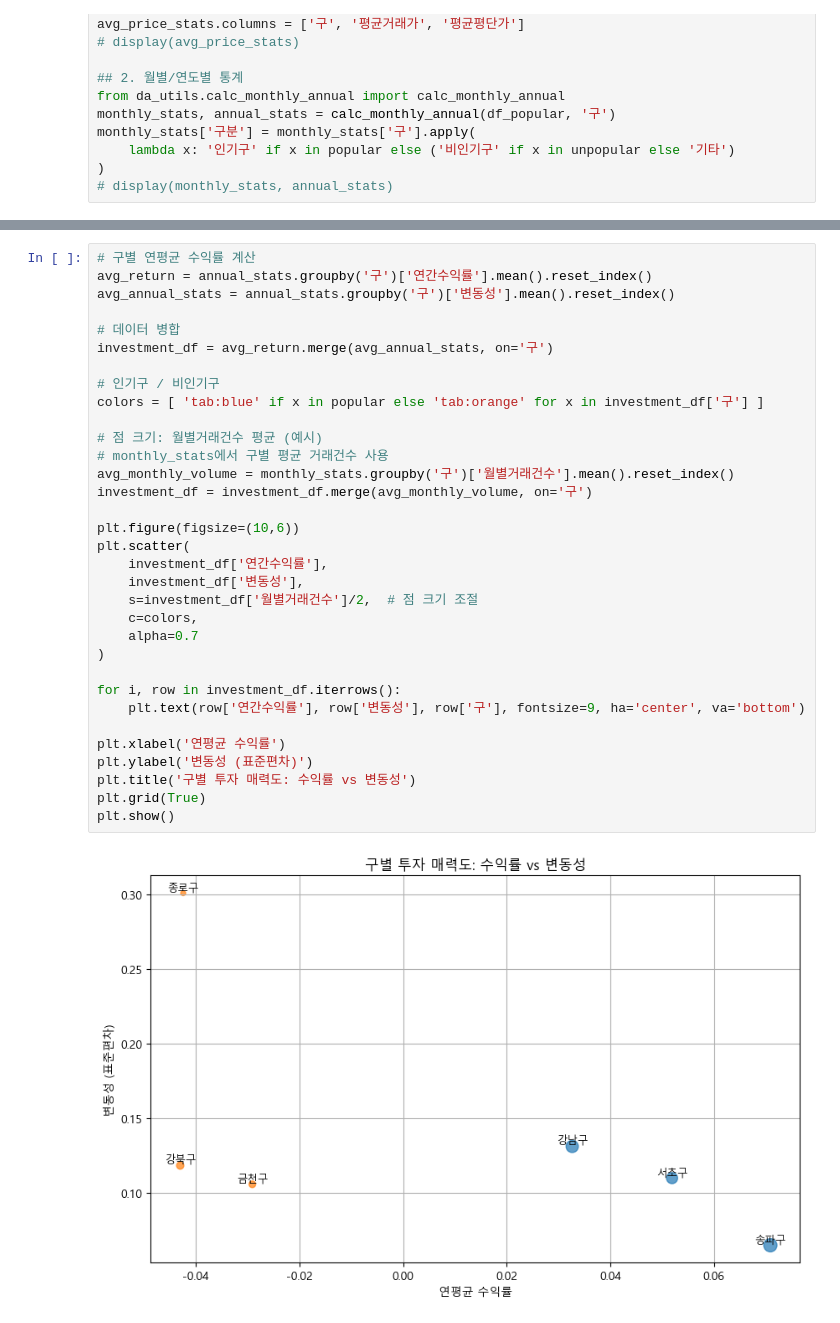
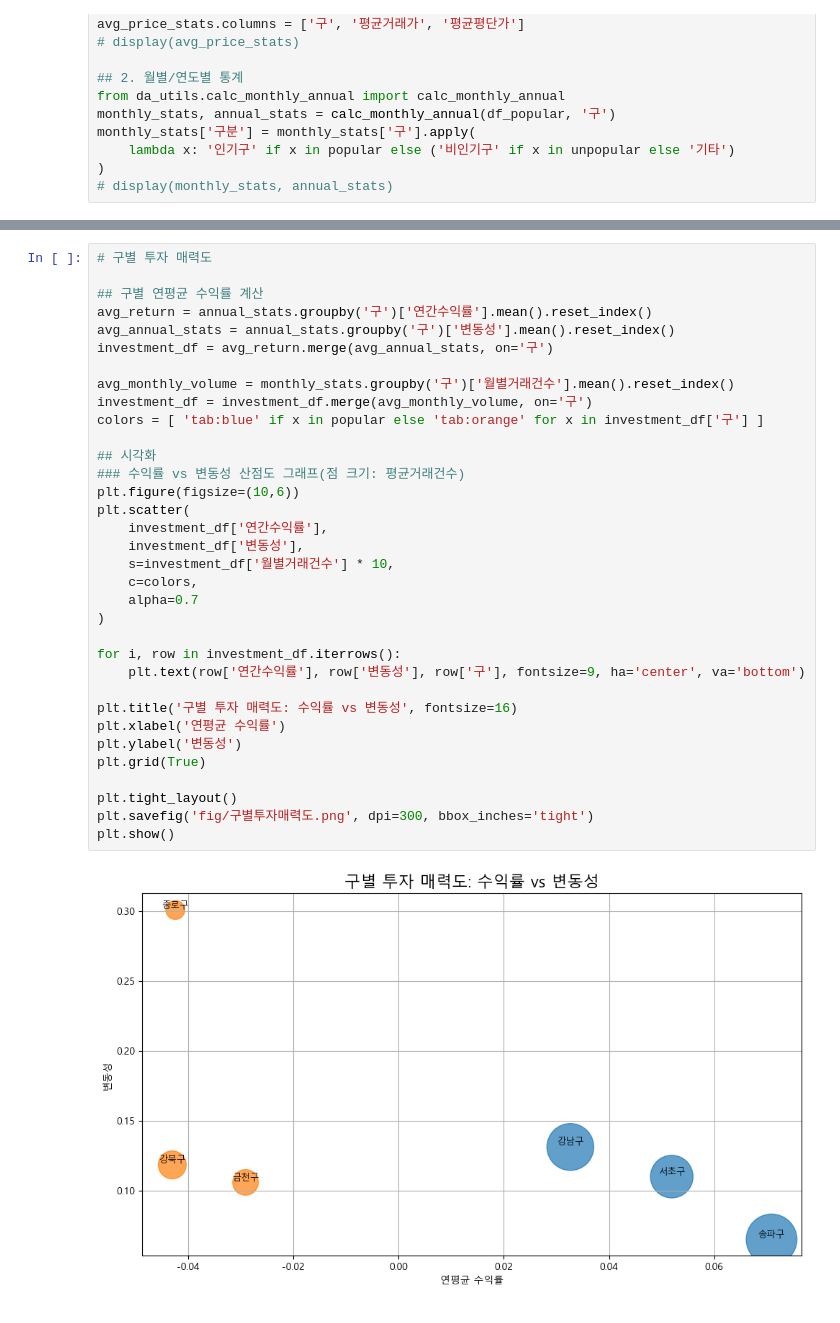
Before and after one commit to krystallinekim/pjt-DataAnalysis-Korean_Real_Estate, a Jupyter notebook: 01_market_comparison.ipynb, the cells around one changed output, grey strips where cells are left out. Drawn from its saved outputs; the diff is of its cells as text.

```diff
--- a/01_market_comparison.ipynb
+++ b/01_market_comparison.ipynb
@@ -164,38 +178,39 @@ plt.show()
 # %%
-# 구별 연평균 수익률 계산
+# 구별 투자 매력도
+
+## 구별 연평균 수익률 계산
 avg_return = annual_stats.groupby('구')['연간수익률'].mean().reset_index()
 avg_annual_stats = annual_stats.groupby('구')['변동성'].mean().reset_index()
-
-# 데이터 병합
 investment_df = avg_return.merge(avg_annual_stats, on='구')
 
-# 인기구 / 비인기구
+avg_monthly_volume = monthly_stats.groupby('구')['월별거래건수'].mean().reset_index()
+investment_df = investment_df.merge(avg_monthly_volume, on='구')
 colors = [ 'tab:blue' if x in popular else 'tab:orange' for x in investment_df['구'] ]
 
-# 점 크기: 월별거래건수 평균 (예시)
-# monthly_stats에서 구별 평균 거래건수 사용
-avg_monthly_volume = monthly_stats.groupby('구')['월별거래건수'].mean().reset_index()
-investment_df = investment_df.merge(avg_monthly_volume, on='구')
-
+## 시각화
+### 수익률 vs 변동성 산점도 그래프(점 크기: 평균거래건수)
 plt.figure(figsize=(10,6))
 plt.scatter(
     investment_df['연간수익률'],
     investment_df['변동성'],
-    s=investment_df['월별거래건수']/2,  # 점 크기 조절
+    s=investment_df['월별거래건수'] * 10,
     c=colors,
     alpha=0.7
 )
 
 for i, row in investment_df.iterrows():
     plt.text(row['연간수익률'], row['변동성'], row['구'], fontsize=9, ha='center', va='bottom')
 
+plt.title('구별 투자 매력도: 수익률 vs 변동성', fontsize=16)
 plt.xlabel('연평균 수익률')
-plt.ylabel('변동성 (표준편차)')
-plt.title('구별 투자 매력도: 수익률 vs 변동성')
+plt.ylabel('변동성')
 plt.grid(True)
+
+plt.tight_layout()
+plt.savefig('fig/구별투자매력도.png', dpi=300, bbox_inches='tight')
 plt.show()
 # %% [output]
-[figure, old version]
+[figure, new version]
 # %%
 # 변동성 추이
 
```
Also changed, not shown: parts of 9 cells of this notebook, 12 other files.
